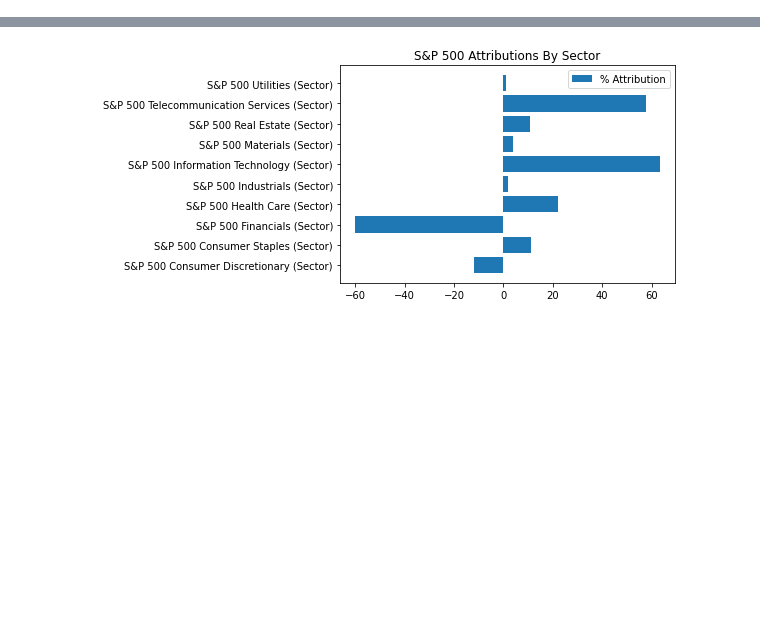
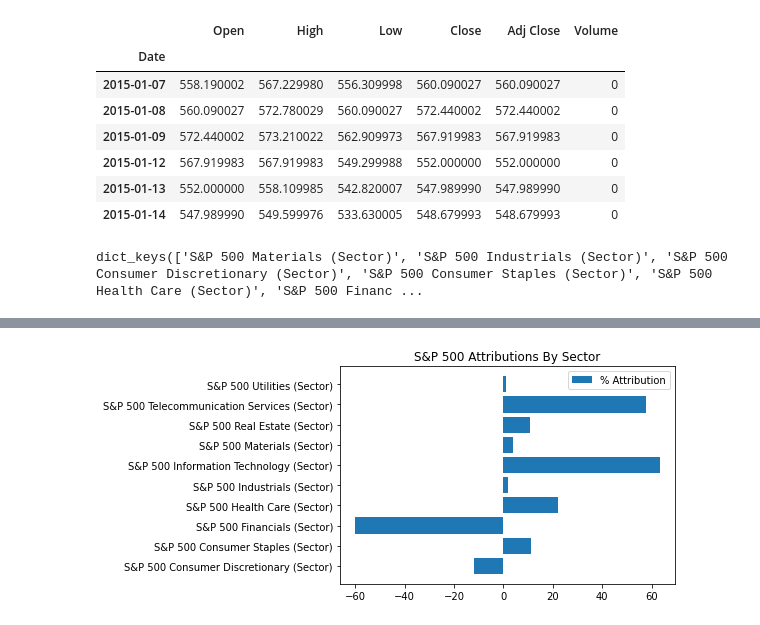
Before and after one commit to ahallson/TH_CSIDS, a Jupyter notebook: Experiment/model.ipynb, the cells around one changed output, grey strips where cells are left out. Drawn from its saved outputs; the diff is of its cells as text; code cells hidden in the pictures; blank space fills up the shorter version.

Commit message:
fixes missing energy sector

```diff
--- a/Experiment/model.ipynb
+++ b/Experiment/model.ipynb
@@ -30,3 +33,18 @@ sector_map = {
+# %%
+yf.download("^GSPE", start=start_date, end=end_date, progress=False)
+# %% [output]
+|  | Open | High | Low | Close | Adj Close | Volume |
+| Date |  |  |  |  |  |  |
+| 2015-01-07 | 558.190002 | 567.229980 | 556.309998 | 560.090027 | 560.090027 | 0 |
+| 2015-01-08 | 560.090027 | 572.780029 | 560.090027 | 572.440002 | 572.440002 | 0 |
+| 2015-01-09 | 572.440002 | 573.210022 | 562.909973 | 567.919983 | 567.919983 | 0 |
+| 2015-01-12 | 567.919983 | 567.919983 | 549.299988 | 552.000000 | 552.000000 | 0 |
+| 2015-01-13 | 552.000000 | 558.109985 | 542.820007 | 547.989990 | 547.989990 | 0 |
+| 2015-01-14 | 547.989990 | 549.599976 | 533.630005 | 548.679993 | 548.679993 | 0 |
+# %%
+get_req_data(start_date, end_date).keys()
+# %% [output]
+dict_keys(['S&P 500 Materials (Sector)', 'S&P 500 Industrials (Sector)', 'S&P 500 Consumer Discretionary (Sector)', 'S&P 500 Consumer Staples (Sector)', 'S&P 500 Health Care (Sector)', 'S&P 500 Financ ...
 # %%
 # Generate data frame to hold all required information
 sectors_ticker = "SPY"
```
Also changed, not shown: parts of 4 cells of this notebook, 2 other files.
